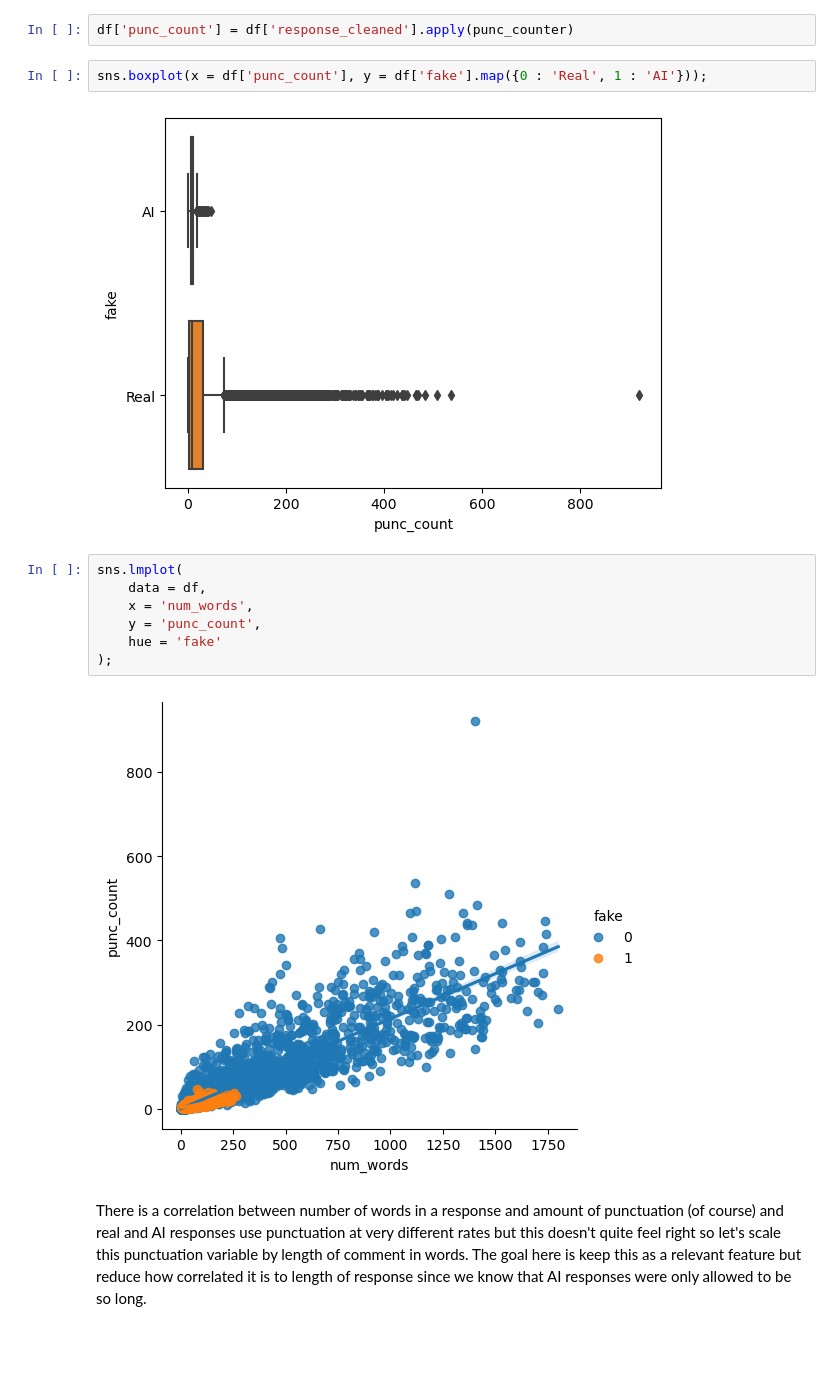
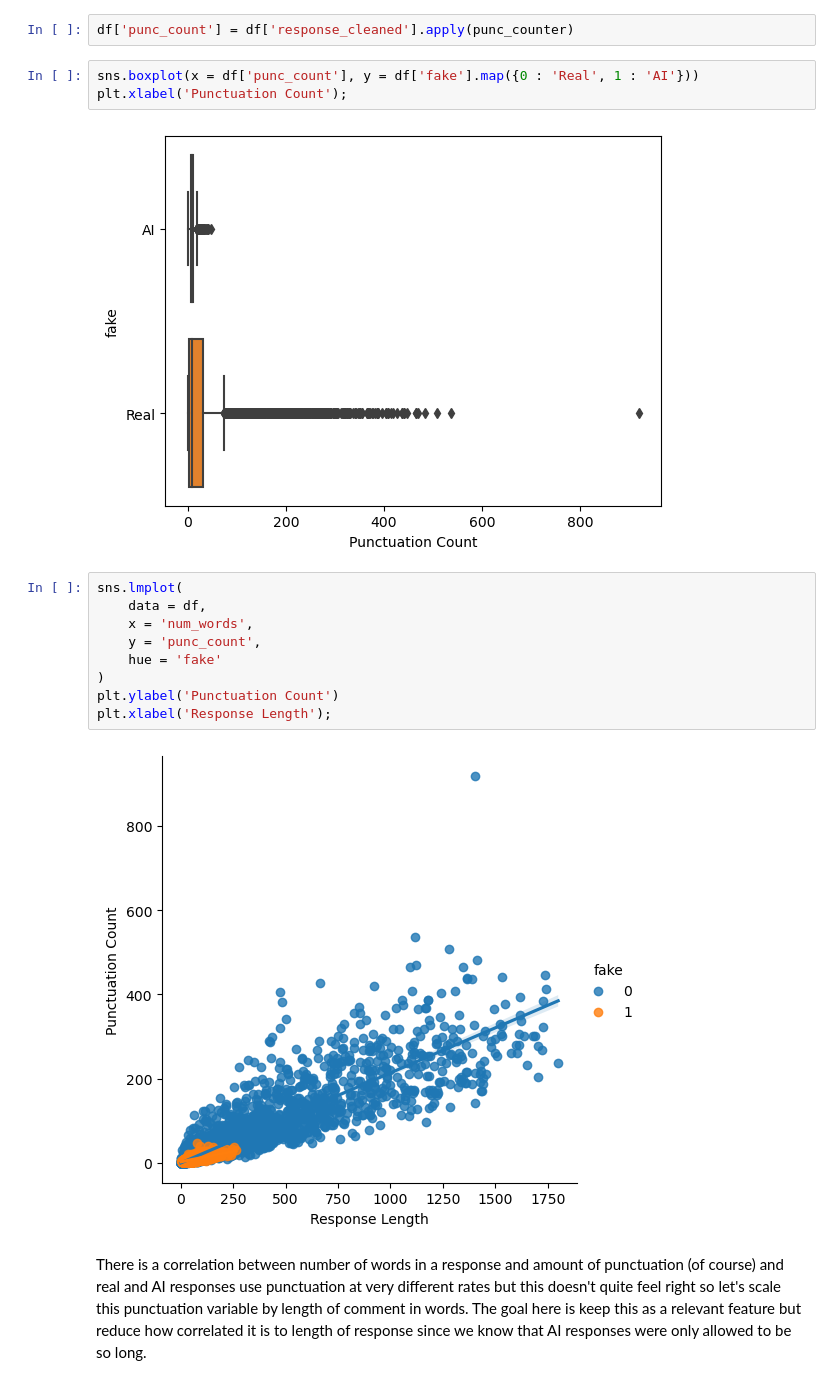
Before and after one commit to vijay-ravuri/reddit-comment-classification, a Jupyter notebook: code/02-Model_Building_and_Feature_Extraction.ipynb, the cells around one changed output. Cells and saved outputs as stored; diff of their text form; blank space fills up the shorter version.

```diff
--- a/code/02-Model_Building_and_Feature_Extraction.ipynb
+++ b/code/02-Model_Building_and_Feature_Extraction.ipynb
@@ -445,18 +456,21 @@ np.mean(df[df['fake'] == 1]['response_cleaned'].apply(punc_counter)), np.mean(df
 # %%
 df['punc_count'] = df['response_cleaned'].apply(punc_counter)
 # %%
-sns.boxplot(x = df['punc_count'], y = df['fake'].map({0 : 'Real', 1 : 'AI'}));
+sns.boxplot(x = df['punc_count'], y = df['fake'].map({0 : 'Real', 1 : 'AI'}))
+plt.xlabel('Punctuation Count');
 # %% [output]
-[figure, old version]
+[figure, new version]
 # %%
 sns.lmplot(
     data = df,
     x = 'num_words',
     y = 'punc_count',
     hue = 'fake'
-);
+)
+plt.ylabel('Punctuation Count')
+plt.xlabel('Response Length');
 # %% [output]
-[figure, old version]
+[figure, new version]
 # %% [markdown]
 There is a correlation between number of words in a response and amount of punctuation (of course) and real and AI responses use punctuation at very different rates but this doesn't quite feel right so let's scale this punctuation variable by length of comment in words. The goal here is keep this as a relevant feature but reduce how correlated it is to length of response since we know that AI responses were only allowed to be so long.
 # %%
```
Also changed, not shown: parts of 12 cells of this notebook, 4 other files.
